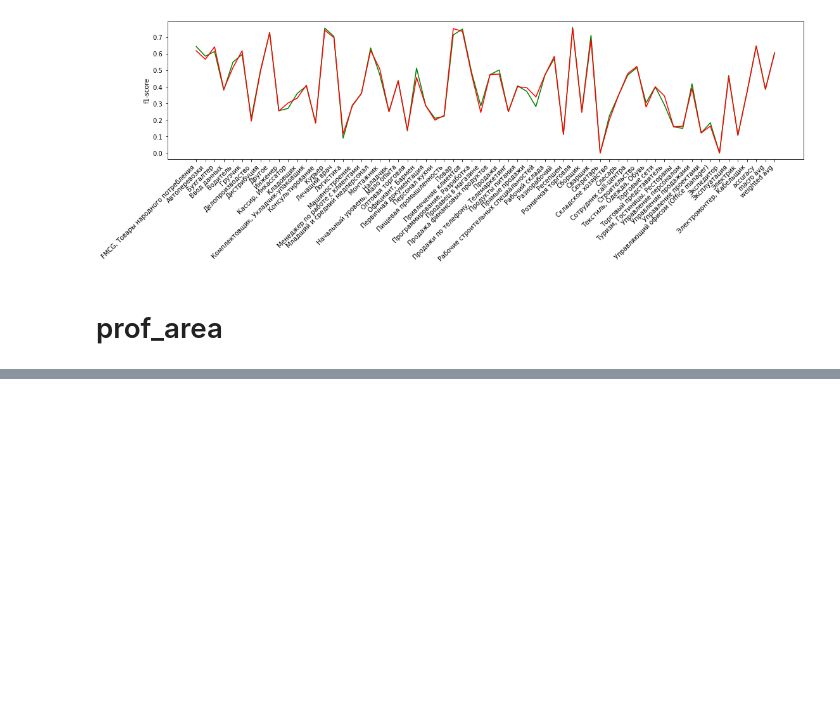
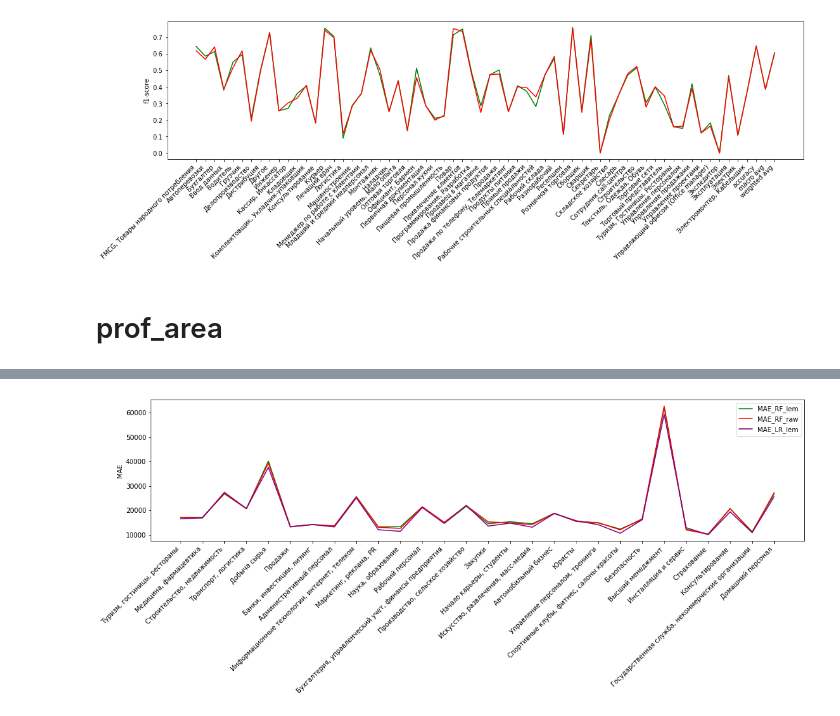
Before and after one commit to alievaliza/MSU_diploma, a Jupyter notebook: notebooks/prof_area_specialization_classification.ipynb, the cells around one changed output, grey strips where cells are left out. Cells and saved outputs as stored; diff of their text form; code cells hidden in the pictures; blank space fills up the shorter version.

```diff
--- a/notebooks/prof_area_specialization_classification.ipynb
+++ b/notebooks/prof_area_specialization_classification.ipynb
@@ -308,8 +307,8 @@ print(metrics.classification_report(y_test, y_pred))
 # %%
-report = pd.DataFrame(regression_report)
-report.columns = ['MAE', 'salary_from_mean', 'salary_from_std']
-report.index = salary['true_prof_area'].unique()
-report.style.format(formatter='{:,.1f}').background_gradient()
+regression_report_raw = pd.DataFrame(regression_report)
+regression_report_raw.columns = ['MAE', 'salary_from_mean', 'salary_from_std']
+regression_report_raw.index = salary['true_prof_area'].unique()
+regression_report_raw.style.format(formatter='{:,.1f}').background_gradient()
 # %% [output]
 |  | MAE | salary_from_mean | salary_from_std |
 | Туризм, гостиницы, рестораны | 17,110.5 | 33,142.0 | 28,482.7 |
@@ -462,0 +491,5 @@ report.style.format(formatter='{:,.1f}').background_gradient()
+# %%
+regression_report_lem_LR = pd.DataFrame(regression_report)
+regression_report_lem_LR.columns = ['MAE', 'salary_from_mean', 'salary_from_std']
+regression_report_lem_LR.index = salary['true_prof_area'].unique()
+regression_report_lem_LR.style.format(formatter='{:,.1f}').background_gradient()
@@ -515,0 +570,7 @@ sns.lineplot(x=report_raw.index, y=report_raw['f1-score'], color='red')
+# %%
+sns.lineplot(x=regression_report_lem.index, y=regression_report_lem['MAE'], color='green', label='MAE_RF_lem')
+sns.lineplot(x=regression_report_raw.index, y=regression_report_raw['MAE'], color='red', label='MAE_RF_raw')
+sns.lineplot(x=regression_report_lem_LR.index, y=regression_report_lem_LR['MAE'], color='purple', label='MAE_LR_lem')
+pyplot.xticks(rotation=45, ha="right");
+# %% [output]
+[figure, added]
```
Also changed, not shown: parts of 27 cells of this notebook.
